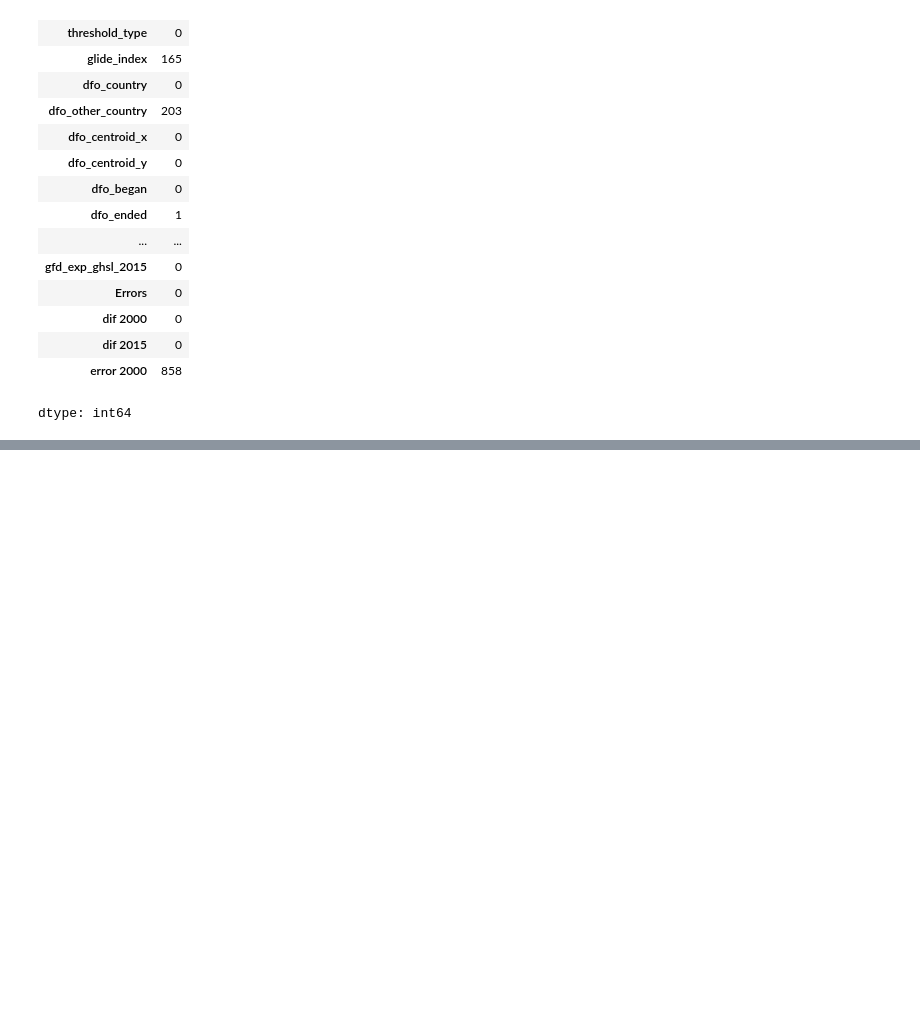
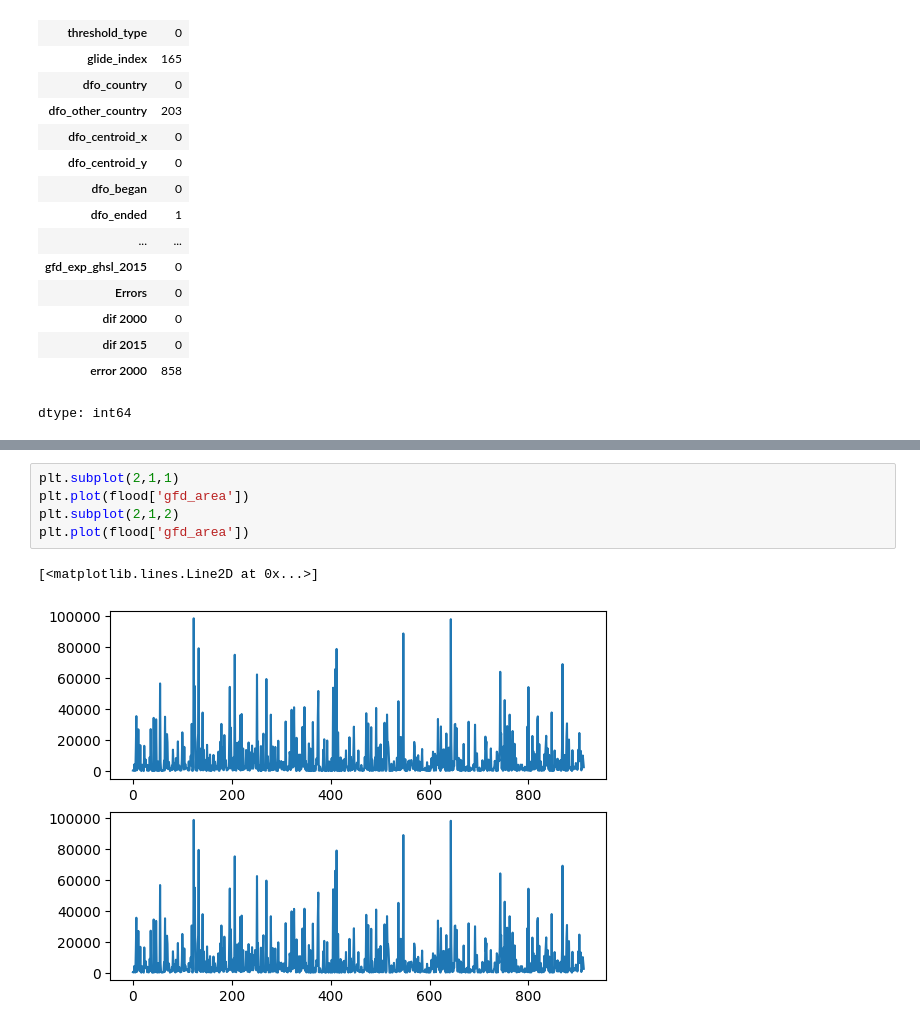
Before and after one commit to AI-Krittaya/BSC_DPDM2025, a Jupyter notebook: Ch3_Data_Prepocessing.ipynb, the cells around one changed output, grey strips where cells are left out. Cells and saved outputs as stored; diff of their text form; blank space fills up the shorter version.

```diff
--- a/Ch3_Data_Prepocessing.ipynb
+++ b/Ch3_Data_Prepocessing.ipynb
@@ -303,0 +367,8 @@ dtype: int64
+# %%
+plt.subplot(2,1,1)
+plt.plot(flood['gfd_area'])
+plt.subplot(2,1,2)
+plt.plot(flood['gfd_area'])
+# %% [output]
+[<matplotlib.lines.Line2D at 0x...>]
+[figure, added]
```
Also changed, not shown: parts of 26 cells of this notebook.
